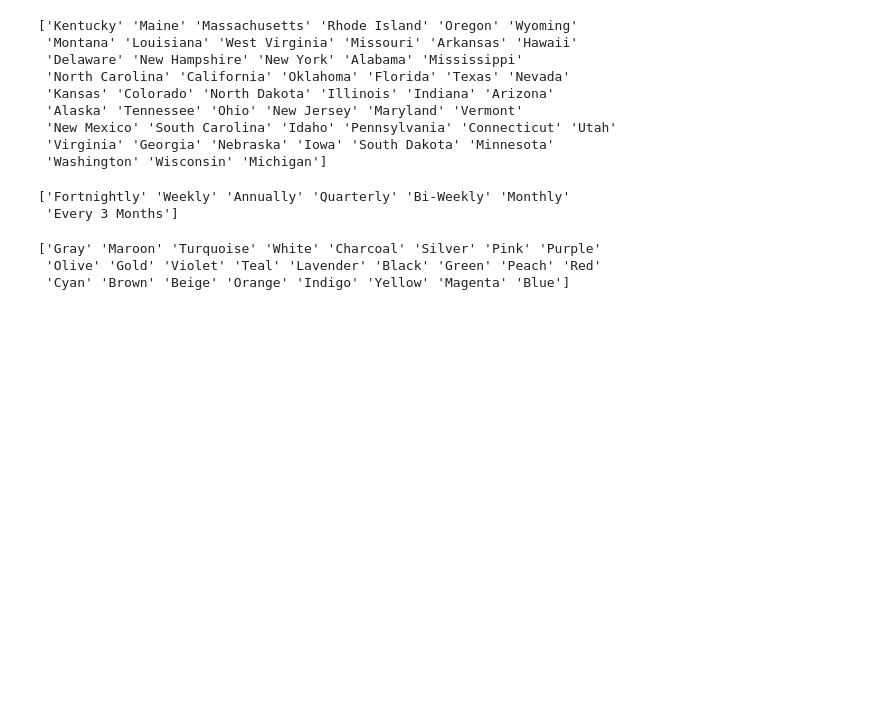
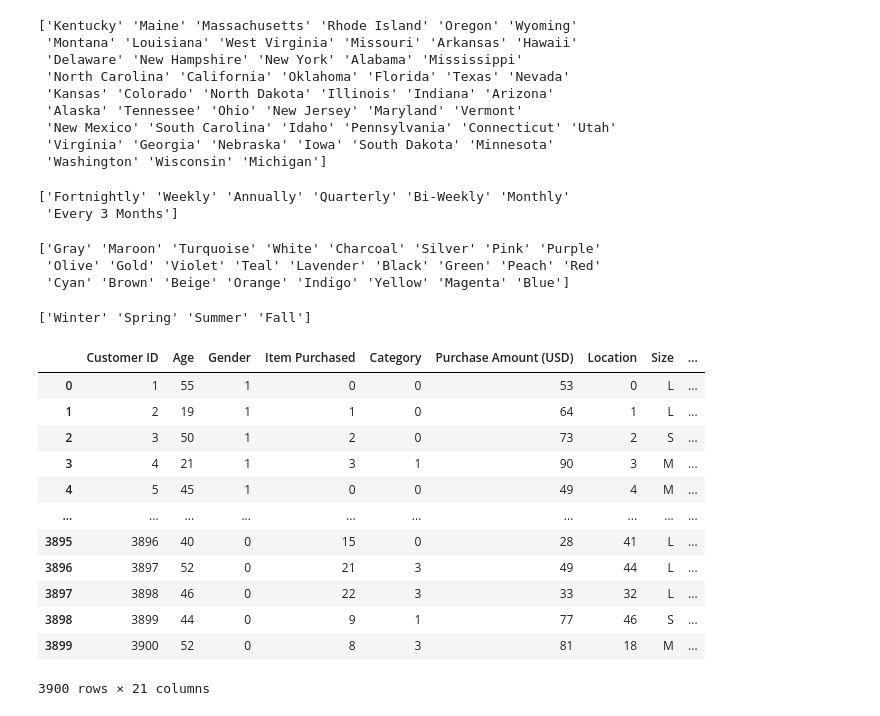
Before and after one commit to vaibhav-gosavi/HTFA05, a Jupyter notebook: Hack_to_future_ml_model.ipynb, the cells around one changed output. Drawn from its saved outputs; the diff is of its cells as text; code cells hidden in the pictures; blank space fills up the shorter version.

```diff
--- a/Hack_to_future_ml_model.ipynb
+++ b/Hack_to_future_ml_model.ipynb
@@ -179,3 +179,24 @@ df['Color'] = df['Color'].map({'Gray':0, 'Maroon':1, 'Turquoise':2, 'White':3, '
 ['Gray' 'Maroon' 'Turquoise' 'White' 'Charcoal' 'Silver' 'Pink' 'Purple'
  'Olive' 'Gold' 'Violet' 'Teal' 'Lavender' 'Black' 'Green' 'Peach' 'Red'
  'Cyan' 'Brown' 'Beige' 'Orange' 'Indigo' 'Yellow' 'Magenta' 'Blue']
+# %%
+print(test['Season'].unique())
+df['Season'] = df['Season'].map({'Winter':0, 'Spring':1, 'Summer':2, 'Fall':3})
+# %% [output]
+['Winter' 'Spring' 'Summer' 'Fall']
+# %%
+df
+# %% [output]
+|  | Customer ID | Age | Gender | Item Purchased | Category | Purchase Amount (USD) | Location | Size | ... |
+| 0 | 1 | 55 | 1 | 0 | 0 | 53 | 0 | L | ... |
+| 1 | 2 | 19 | 1 | 1 | 0 | 64 | 1 | L | ... |
+| 2 | 3 | 50 | 1 | 2 | 0 | 73 | 2 | S | ... |
+| 3 | 4 | 21 | 1 | 3 | 1 | 90 | 3 | M | ... |
+| 4 | 5 | 45 | 1 | 0 | 0 | 49 | 4 | M | ... |
+| ... | ... | ... | ... | ... | ... | ... | ... | ... | ... |
+| 3895 | 3896 | 40 | 0 | 15 | 0 | 28 | 41 | L | ... |
+| 3896 | 3897 | 52 | 0 | 21 | 3 | 49 | 44 | L | ... |
+| 3897 | 3898 | 46 | 0 | 22 | 3 | 33 | 32 | L | ... |
+| 3898 | 3899 | 44 | 0 | 9 | 1 | 77 | 46 | S | ... |
+| 3899 | 3900 | 52 | 0 | 8 | 3 | 81 | 18 | M | ... |
+3900 rows × 21 columns
```
Also changed, not shown: parts of 4 cells of this notebook.
